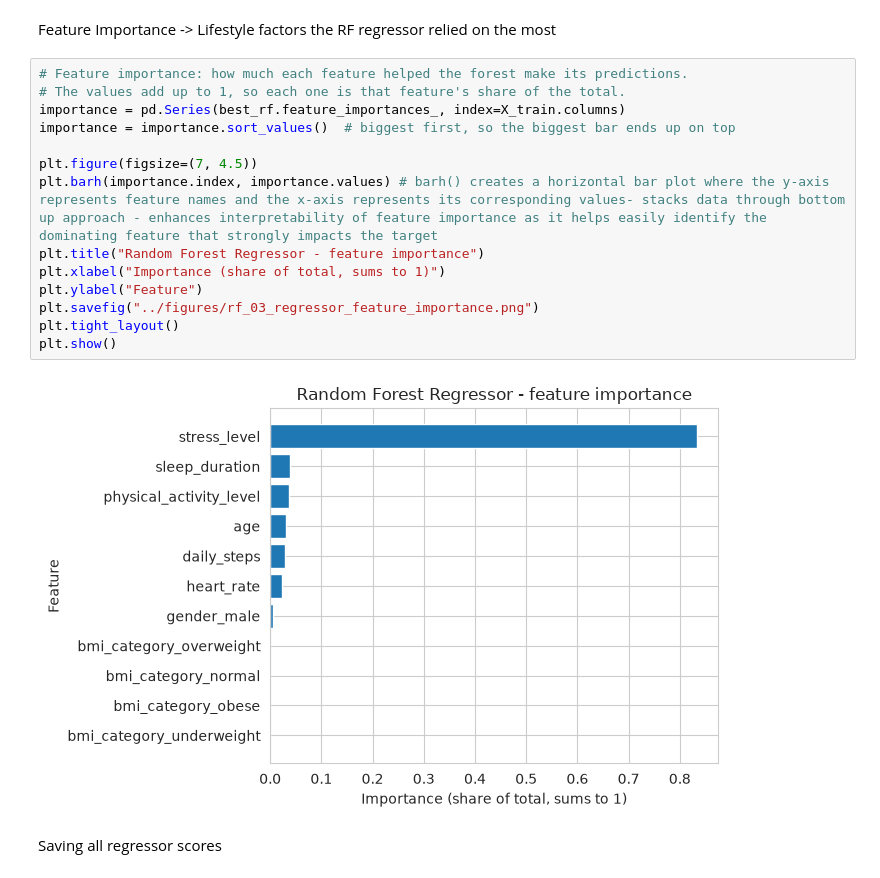
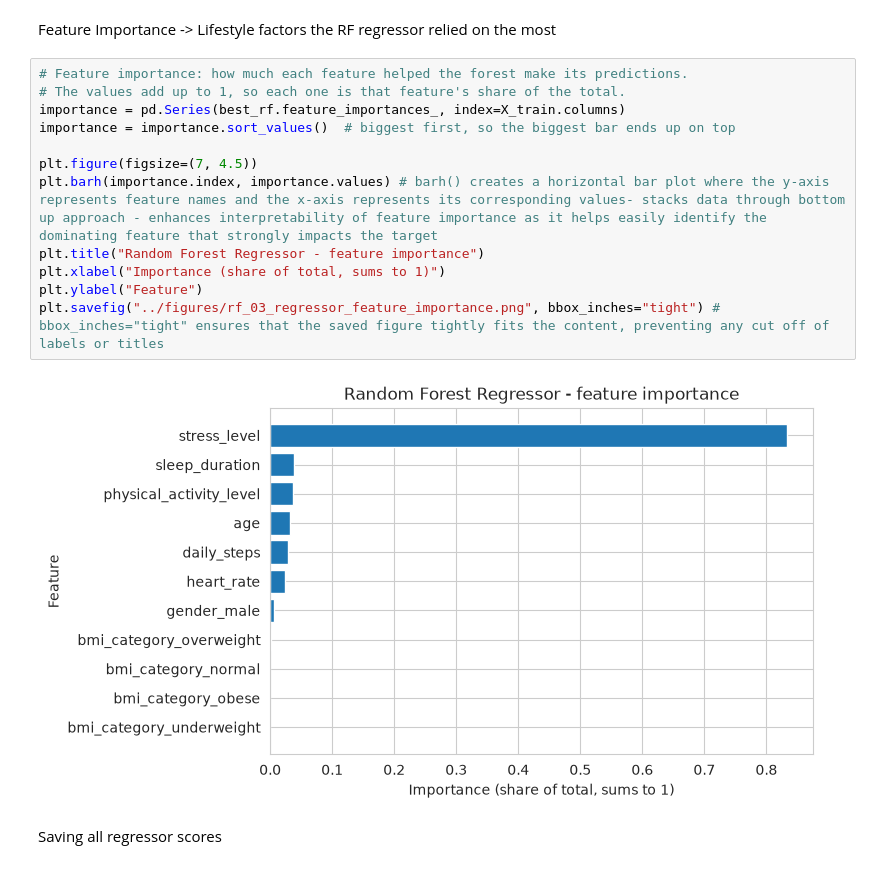
Before and after one commit to HamsMSaidam/QUALIFY, a Jupyter notebook: notebooks/02_EDA_randomforest_layan.ipynb, the cells around one changed output. Drawn from its saved outputs; the diff is of its cells as text.

Commit message:
Passed bbox_inches='tight' to fit the entire content of the figure and avoid any cut offs

```diff
--- a/notebooks/02_EDA_randomforest_layan.ipynb
+++ b/notebooks/02_EDA_randomforest_layan.ipynb
@@ -498,19 +498,17 @@ Feature Importance -> Lifestyle factors the RF regressor relied on the most
 # %%
 # Feature importance: how much each feature helped the forest make its predictions.
 # The values add up to 1, so each one is that feature's share of the total.
 importance = pd.Series(best_rf.feature_importances_, index=X_train.columns)
 importance = importance.sort_values()  # biggest first, so the biggest bar ends up on top
 
 plt.figure(figsize=(7, 4.5))
 plt.barh(importance.index, importance.values) # barh() creates a horizontal bar plot where the y-axis represents feature names and the x-axis represents its corresponding values- stacks data through bottom up approach - enhances interpretability of feature importance as it helps easily identify the dominating feature that strongly impacts the target
 plt.title("Random Forest Regressor - feature importance")
 plt.xlabel("Importance (share of total, sums to 1)")
 plt.ylabel("Feature")
-plt.savefig("../figures/rf_03_regressor_feature_importance.png")
-plt.tight_layout()
-plt.show()
+plt.savefig("../figures/rf_03_regressor_feature_importance.png", bbox_inches="tight") # bbox_inches="tight" ensures that the saved figure tightly fits the content, preventing any cut off of labels or titles
 # %% [output]
-[figure, old version]
+[figure, new version]
 # %% [markdown]
 Saving all regressor scores
 # %%
```
Also changed, not shown: 1 other file.
